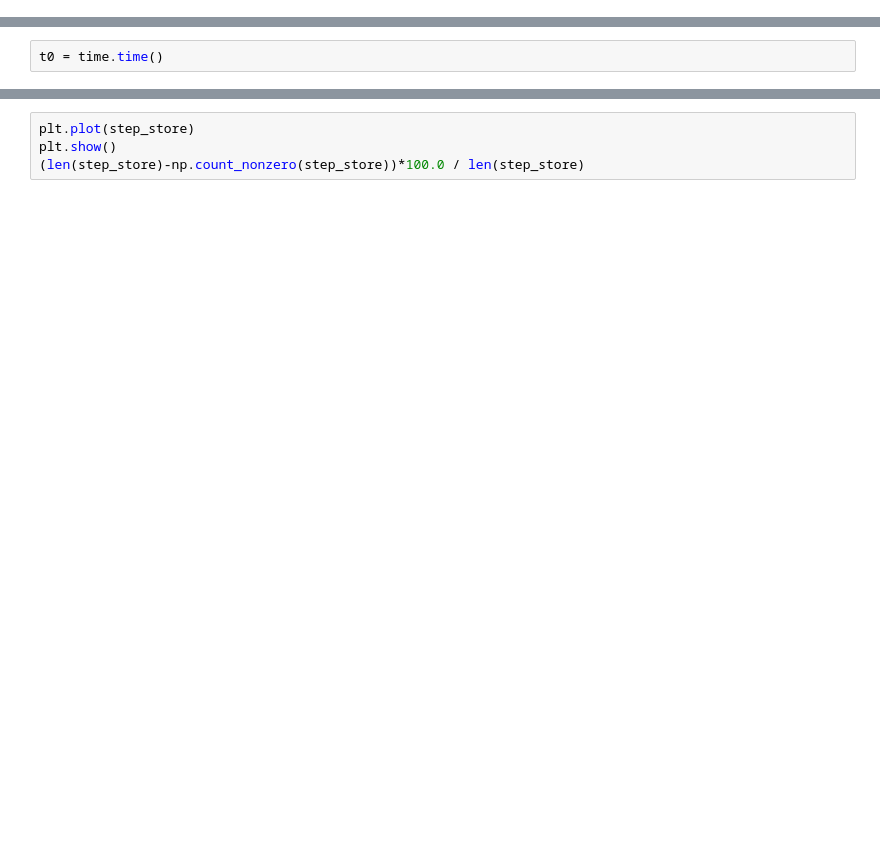
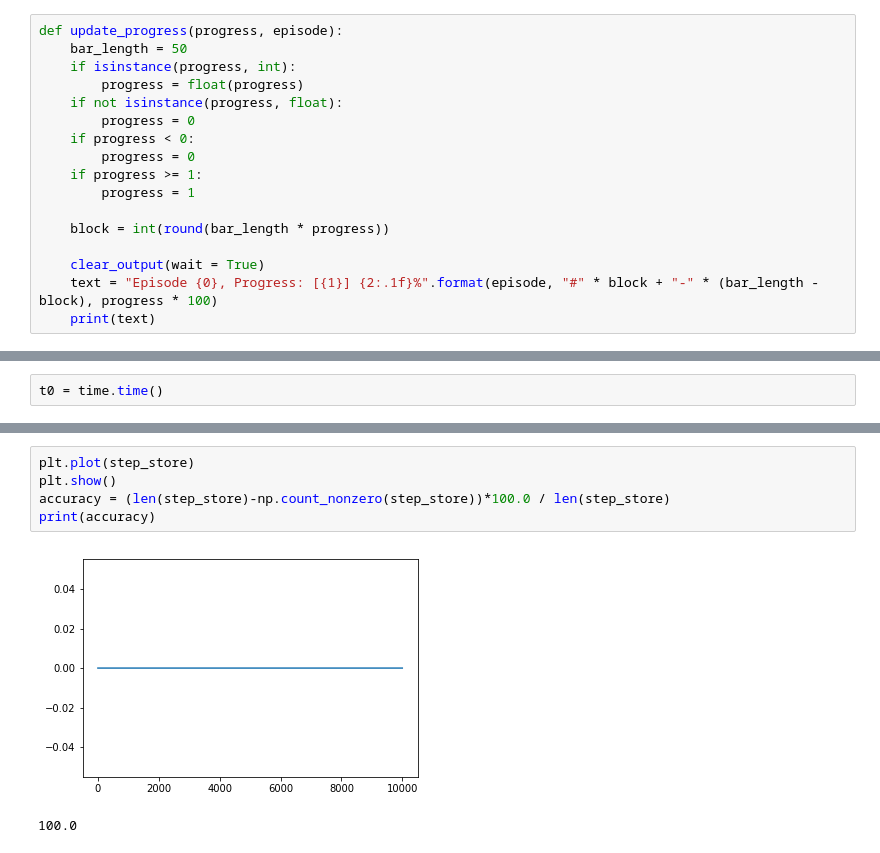
Before and after one commit to nibraaska/Working-Memory-Temporal-Difference, a Jupyter notebook: combined_model/updated_1d_maze_obs_nonobs_switch.ipynb, the cells around one changed output, grey strips where cells are left out. Saved outputs shown, nothing was run; the diff lists cells and outputs as text; blank space fills up the shorter version.

```diff
--- a/combined_model/updated_1d_maze_obs_nonobs_switch.ipynb
+++ b/combined_model/updated_1d_maze_obs_nonobs_switch.ipynb
@@ -65,6 +58,23 @@ weights = hrr(hrr_length, normalized)
 bias = 1
 
 debug = False
+# %%
+def update_progress(progress, episode):
+    bar_length = 50
+    if isinstance(progress, int):
+        progress = float(progress)
+    if not isinstance(progress, float):
+        progress = 0
+    if progress < 0:
+        progress = 0
+    if progress >= 1:
+        progress = 1
+
+    block = int(round(bar_length * progress))
+
+    clear_output(wait = True)
+    text = "Episode {0}, Progress: [{1}] {2:.1f}%".format(episode, "#" * block + "-" * (bar_length - block), progress * 100)
+    print(text)
 # %%
 def get_moves(state, size_of_maze):
     if(state == 0):
@@ -291,7 +318,11 @@ for x in range(episodes):
 # %%
 plt.plot(step_store)
 plt.show()
-(len(step_store)-np.count_nonzero(step_store))*100.0 / len(step_store)
+accuracy = (len(step_store)-np.count_nonzero(step_store))*100.0 / len(step_store)
+print(accuracy)
+# %% [output]
+[figure, added]
+100.0
 # %%
 if num_obs_tasks == 0:
     rows = num_non_obs_tasks * 2
```
Also changed, not shown: parts of 9 cells of this notebook, 10 other files.
